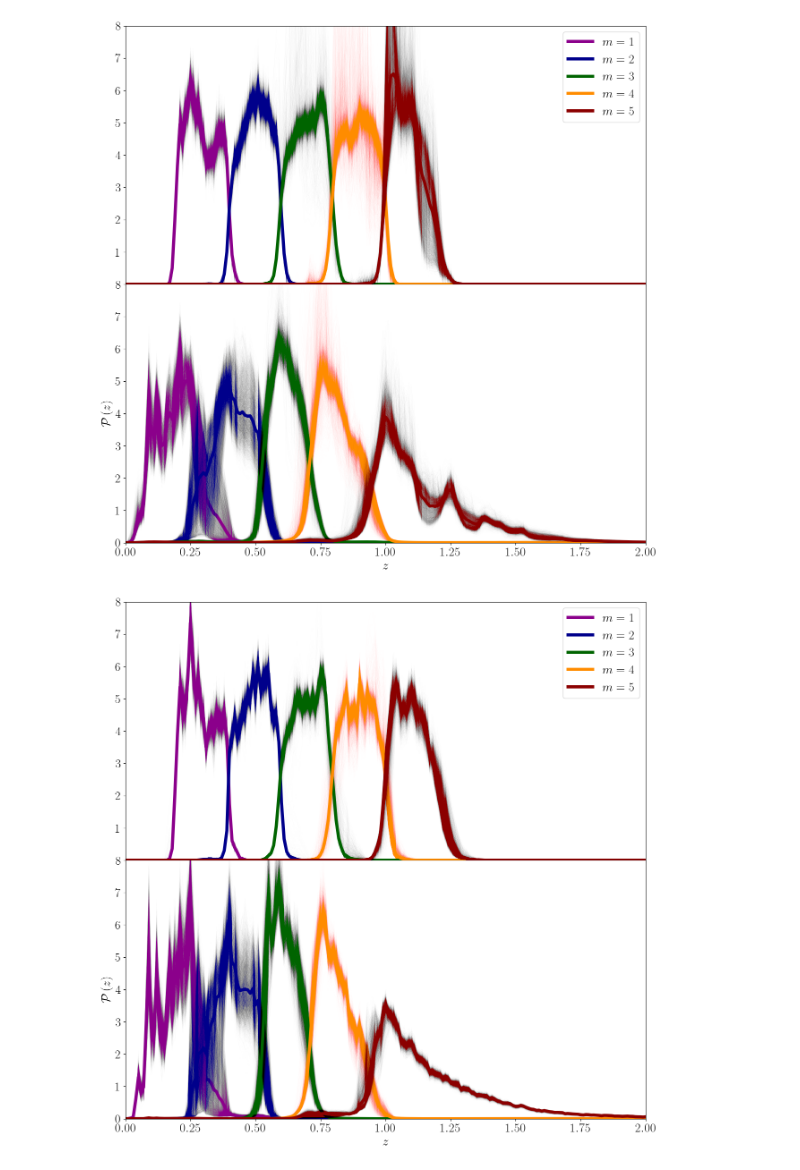
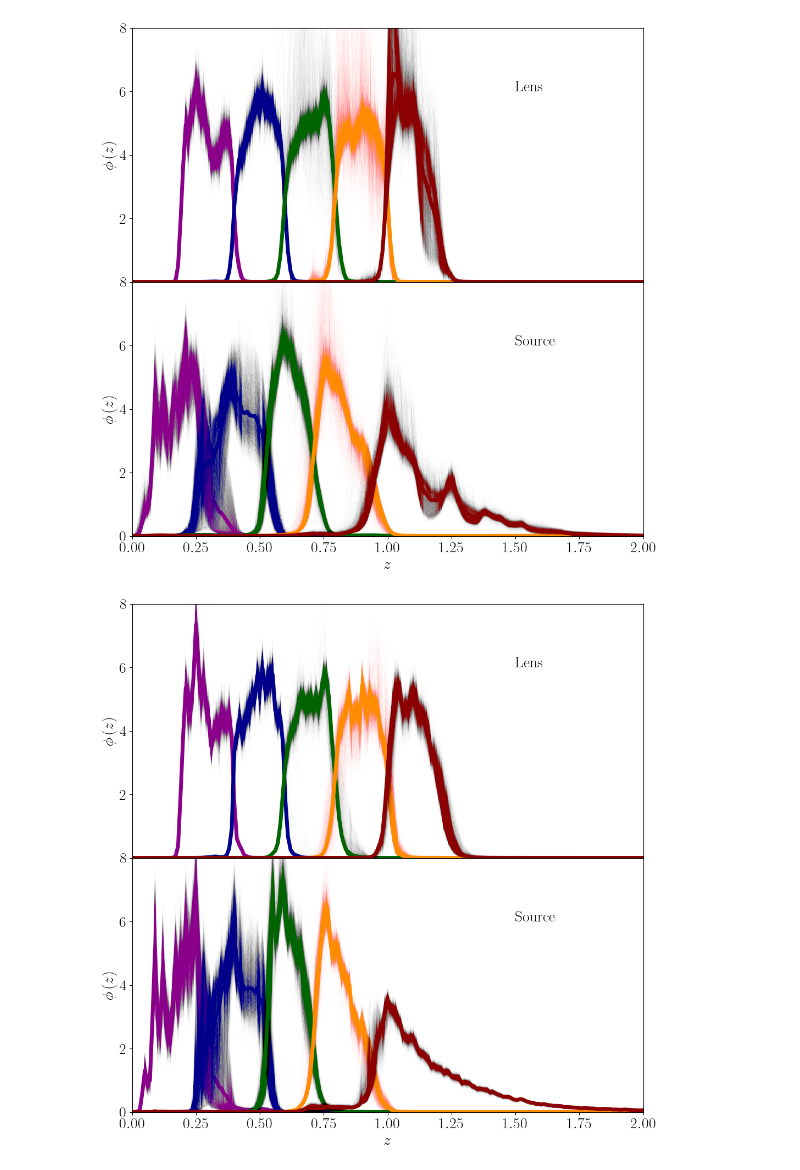
Before and after one commit to CosmoCloudZhang/SOMZCloud, a Jupyter notebook: FILE/NOTEBOOK/Y1/ENSEMBLE.ipynb, the cells around one changed output. Cells and saved outputs as stored; diff of their text form; code cells hidden in the pictures.

```diff
--- a/FILE/NOTEBOOK/Y1/ENSEMBLE.ipynb
+++ b/FILE/NOTEBOOK/Y1/ENSEMBLE.ipynb
@@ -375,31 +365,35 @@ figure.savefig(os.path.join(notebook_folder, '{}/ENSEMBLE/FIGURE_MODEL.png'.form
 # %%
-# PRODUCT
-figure, plot = pyplot.subplots(nrows = 2, ncols = 1, figsize = (15, 15))
+# Product
+figure, plot = pyplot.subplots(nrows = 2, ncols = 1, figsize = (12, 12))
 
 for m in range(bin_lens_size):
 
-    plot[0].plot(z_grid, numpy.transpose(product_lens[:, m, :]), color = lens_color_list[m], linewidth = 0.04, alpha = 0.04)
+    plot[0].plot(z_grid, numpy.transpose(product_select_lens[:, m, :]), color = lens_color_list[m], linewidth = 0.04, alpha = 0.04)
 
-    plot[0].plot(z_grid, numpy.mean(product_lens[:, m, :], axis=0), color = lens_color_list[m], linewidth = 5.0, label=r'$m = {:.0f}$'.format(m + 1))
+    plot[0].plot(z_grid, numpy.mean(product_select_lens[:, m, :], axis=0), color = lens_color_list[m], linewidth = 5.0, label=r'$m = {:.0f}$'.format(m + 1))
 
 plot[0].set_xlim(0.0, 2.0)
 plot[0].set_ylim(0.0, 8.0)
-plot[0].legend(loc='upper right')
+plot[1].set_yticks([0.0, 2.0, 4.0, 6.0, 8.0])
 
 plot[0].set_xticklabels([])
-plot[0].get_yticklabels()[0].set_visible(False)
+plot[0].set_yticks([2.0, 4.0, 6.0, 8.0])
+
+plot[0].set_ylabel(r'$\phi \left( z \right)$')
+plot[0].text(x=1.5, y=6.0, s=r'$\mathrm{Lens}$', fontsize=20)
 
 for m in range(bin_source_size):
 
-    plot[1].plot(z_grid, numpy.transpose(product_source[:, m, :]), color = source_color_list[m], linewidth = 0.04, alpha = 0.04)
+    plot[1].plot(z_grid, numpy.transpose(product_select_source[:, m, :]), color = source_color_list[m], linewidth = 0.04, alpha = 0.04)
 
-    plot[1].plot(z_grid, numpy.mean(product_source[:, m, :], axis=0), color = source_color_list[m], linewidth = 5.0)
+    plot[1].plot(z_grid, numpy.mean(product_select_source[:, m, :], axis=0), color = source_color_list[m], linewidth = 5.0)
 
 plot[1].set_xlim(0.0, 2.0)
 plot[1].set_ylim(0.0, 8.0)
 
 plot[1].set_xlabel(r'$z$')
-plot[1].set_ylabel(r'$\mathcal{P} \left( z \right)$')
+plot[1].set_ylabel(r'$\phi \left( z \right)$')
+plot[1].text(x=1.5, y=6.0, s=r'$\mathrm{Source}$', fontsize=20)
 
 os.makedirs(notebook_folder, exist_ok=True)
 os.makedirs(os.path.join(notebook_folder, '{}/ENSEMBLE/'.format(tag)), exist_ok=True)
@@ -407,40 +401,44 @@ os.makedirs(os.path.join(notebook_folder, '{}/ENSEMBLE/'.format(tag)), exist_ok=
 figure.subplots_adjust(hspace=0.0)
 figure.savefig(os.path.join(notebook_folder, '{}/ENSEMBLE/FIGURE_PRODUCT.png'.format(tag)), bbox_inches='tight', format='png', dpi=512)
 # %% [output]
-[figure, old version]
+[figure, new version]
 # %%
 # Histogram
-figure, plot = pyplot.subplots(nrows = 2, ncols = 1, figsize = (15, 15))
+figure, plot = pyplot.subplots(nrows = 2, ncols = 1, figsize = (12, 12))
 
 for m in range(bin_lens_size):
 
-    plot[0].plot(z_grid, numpy.transpose(histogram_lens[:, m, :]), color = lens_color_list[m], linewidth = 0.04, alpha = 0.04)
+    plot[0].plot(z_grid, numpy.transpose(histogram_select_lens[:, m, :]), color = lens_color_list[m], linewidth = 0.04, alpha = 0.04)
 
-    plot[0].plot(z_grid, numpy.mean(histogram_lens[:, m, :], axis=0), color = lens_color_list[m], linewidth = 5.0, label=r'$m = {:.0f}$'.format(m + 1))
+    plot[0].plot(z_grid, numpy.mean(histogram_select_lens[:, m, :], axis=0), color = lens_color_list[m], linewidth = 5.0, label=r'$m = {:.0f}$'.format(m + 1))
 
 plot[0].set_xlim(0.0, 2.0)
 plot[0].set_ylim(0.0, 8.0)
-plot[0].legend(loc='upper right')
 
 plot[0].set_xticklabels([])
-plot[0].get_yticklabels()[0].set_visible(False)
+plot[0].set_yticks([2.0, 4.0, 6.0, 8.0])
+
+plot[0].set_ylabel(r'$\phi \left( z \right)$')
+plot[0].text(x=1.5, y=6.0, s=r'$\mathrm{Lens}$', fontsize=20)
 
 for m in range(bin_source_size):
 
-    plot[1].plot(z_grid, numpy.transpose(histogram_source[:, m, :]), color = source_color_list[m], linewidth = 0.04, alpha = 0.04)
+    plot[1].plot(z_grid, numpy.transpose(histogram_select_source[:, m, :]), color = source_color_list[m], linewidth = 0.04, alpha = 0.04)
 
-    plot[1].plot(z_grid, numpy.mean(histogram_source[:, m, :], axis=0), color = source_color_list[m], linewidth = 5.0)
+    plot[1].plot(z_grid, numpy.mean(histogram_select_source[:, m, :], axis=0), color = source_color_list[m], linewidth = 5.0)
 
 plot[1].set_xlim(0.0, 2.0)
 plot[1].set_ylim(0.0, 8.0)
+plot[1].set_yticks([0.0, 2.0, 4.0, 6.0, 8.0])
 
 plot[1].set_xlabel(r'$z$')
-plot[1].set_ylabel(r'$\mathcal{P} \left( z \right)$')
+plot[1].set_ylabel(r'$\phi \left( z \right)$')
+plot[1].text(x=1.5, y=6.0, s=r'$\mathrm{Source}$', fontsize=20)
 
 os.makedirs(notebook_folder, exist_ok=True)
 os.makedirs(os.path.join(notebook_folder, '{}/ENSEMBLE/'.format(tag)), exist_ok=True)
 
 figure.subplots_adjust(hspace=0.0)
 figure.savefig(os.path.join(notebook_folder, '{}/ENSEMBLE/FIGURE_HISTOGRAM.png'.format(tag)), bbox_inches='tight', format='png', dpi=512)
 # %% [output]
-[figure, old version]
+[figure, new version]
```
Also changed, not shown: parts of 7 cells of this notebook, 3 other files.
